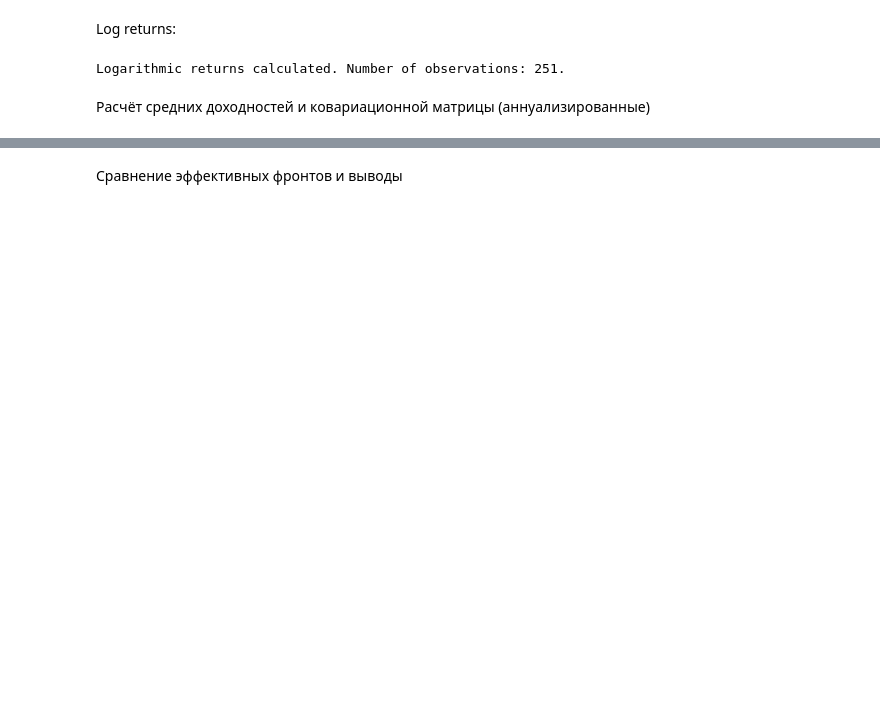
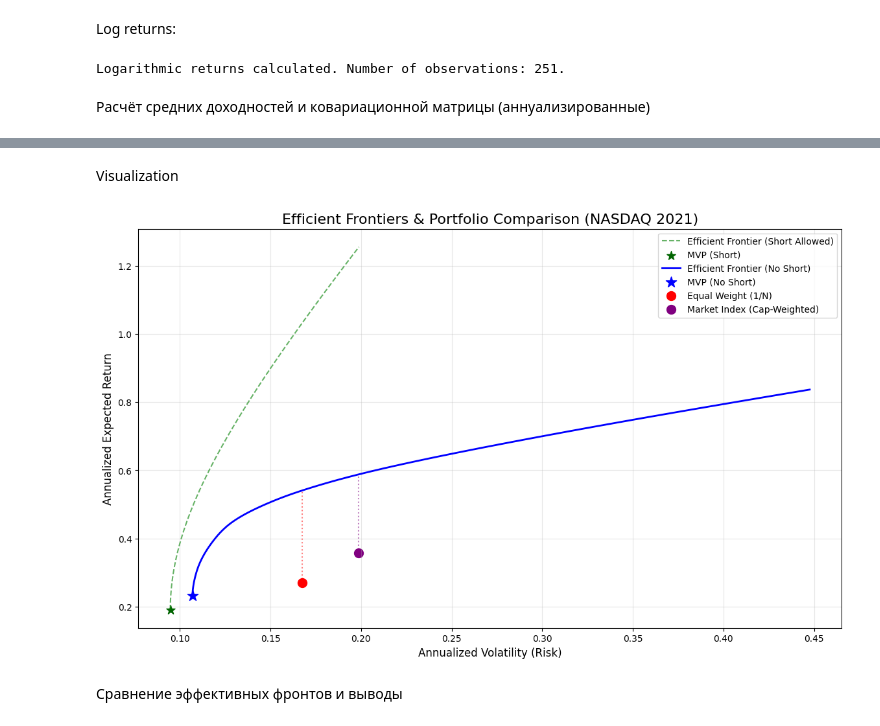
Before and after one commit to theMagusDev/NASDAQ-opt-portfolio, a Jupyter notebook: solution.ipynb, the cells around one changed output, grey strips where cells are left out. Drawn from its saved outputs; the diff is of its cells as text; code cells hidden in the pictures; blank space fills up the shorter version.

```diff
--- a/solution.ipynb
+++ b/solution.ipynb
@@ -76,3 +53,7 @@ Data loaded successfully with 252 rows (days) and 50 assets.
+# %%
+# Параметры
+num_trading_days = 252 # Стандарт для США (обычно 252, а не 251)
+risk_free_rate = 0.01  # Условная безрисковая ставка (1%) для расчета Шарпа
 # %% [markdown]
 Log returns:
 # %%
@@ -122,0 +81,4 @@ ADSK  0.035749  0.052380  0.045712  0.020560  0.121572
+# %%
+# Фильтруем данные только по выбранным тикерам
+data = data[tickers]
+log_returns = log_returns[tickers]
@@ -123,5 +96,11 @@ ADSK  0.035749  0.052380  0.045712  0.020560  0.121572
 # %%
 import scipy.optimize as sco
 # %%
-def portfolio_volatility(weights, cov_matrix):
-    return np.sqrt(np.dot(weights.T, np.dot(cov_matrix, weights)))
+def portfolio_performance(weights, mean_returns, cov_matrix):
+    returns = np.sum(mean_returns * weights)
+    std = np.sqrt(np.dot(weights.T, np.dot(cov_matrix, weights)))
+    return returns, std
+
+def neg_sharpe_ratio(weights, mean_returns, cov_matrix, risk_free_rate):
+    p_ret, p_var = portfolio_performance(weights, mean_returns, cov_matrix)
+    return -(p_ret - risk_free_rate) / p_var
@@ -277,2 +228,31 @@ plt.show()
+# %% [markdown]
+Visualization
+# %%
+plt.figure(figsize=(14, 8))
+
+# 1. Short Selling Allowed
+plt.plot(risks_s, rets_s, 'g--', label='Efficient Frontier (Short Allowed)', alpha=0.6)
+plt.scatter(mvp_s_risk, mvp_s_ret, color='darkgreen', s=100, marker='*', label='MVP (Short)')
+
+# 2. No Short Selling
+plt.plot(risks_ns, rets_ns, 'b-', linewidth=2, label='Efficient Frontier (No Short)')
+plt.scatter(mvp_ns_risk, mvp_ns_ret, color='blue', s=150, marker='*', label='MVP (No Short)')
+
+# 3. Portfolios
+plt.scatter(eq_risk, eq_ret, color='red', s=100, label='Equal Weight (1/N)')
+plt.scatter(mkt_risk, mkt_ret, color='purple', s=100, label='Market Index (Cap-Weighted)')
+
+# Отрисовка "расстояния" (inefficiency gap)
+plt.vlines(eq_risk, eq_ret, eq_target, colors='red', linestyles='dotted', alpha=0.5)
+plt.vlines(mkt_risk, mkt_ret, mkt_target, colors='purple', linestyles='dotted', alpha=0.5)
+
+plt.title('Efficient Frontiers & Portfolio Comparison (NASDAQ 2021)', fontsize=16)
+plt.xlabel('Annualized Volatility (Risk)', fontsize=12)
+plt.ylabel('Annualized Expected Return', fontsize=12)
+plt.legend(fontsize=10)
+plt.grid(True, alpha=0.3)
+plt.show()
+# %% [output]
+[figure, added]
 # %% [markdown]
 Сравнение эффективных фронтов и выводы
```
Also changed, not shown: parts of 45 cells of this notebook.
